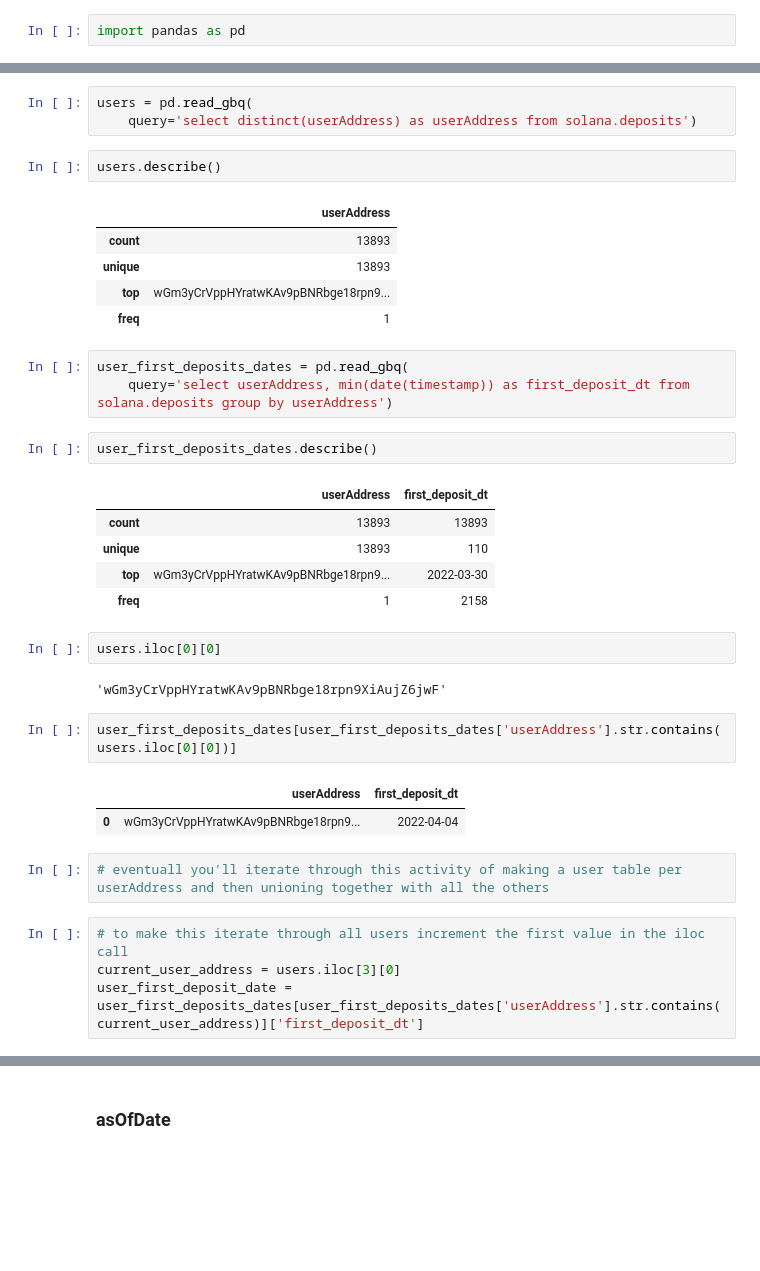
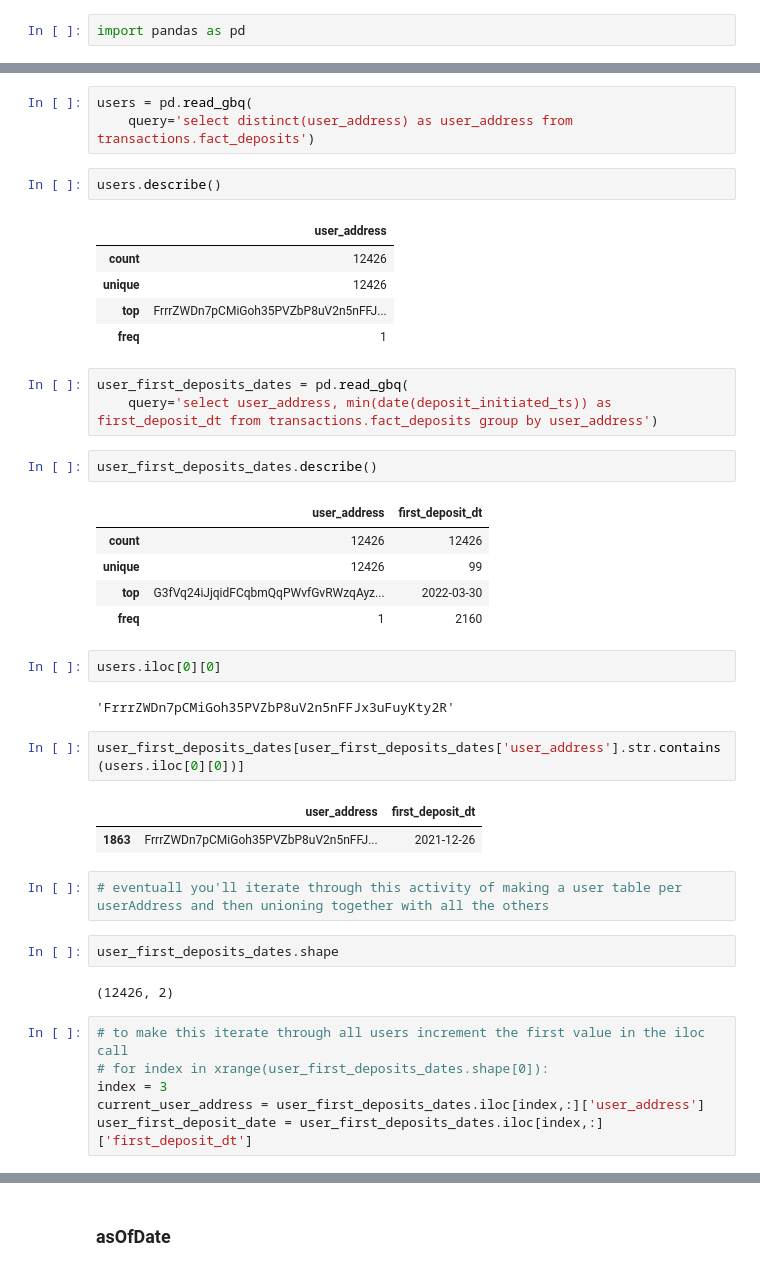
Before and after one commit to Friktion-Labs/user-dash, a Jupyter notebook: notebooks/user_table_etl_crafting.ipynb, the cells around one changed output, grey strips where cells are left out. Cells and saved outputs as stored; diff of their text form; blank space fills up the shorter version.

Commit message:
adding draft user etl code

```diff
--- a/notebooks/user_table_etl_crafting.ipynb
+++ b/notebooks/user_table_etl_crafting.ipynb
@@ -15,39 +15,45 @@ dates.describe()
 | freq | 1 |
 # %%
 users = pd.read_gbq(
-    query='select distinct(userAddress) as userAddress from solana.deposits')
+    query='select distinct(user_address) as user_address from transactions.fact_deposits')
 # %%
 users.describe()
 # %% [output]
-|  | userAddress |
-| count | 13893 |
-| unique | 13893 |
-| top | wGm3yCrVppHYratwKAv9pBNRbge18rpn9... |
+|  | user_address |
+| count | 12426 |
+| unique | 12426 |
+| top | FrrrZWDn7pCMiGoh35PVZbP8uV2n5nFFJ... |
 | freq | 1 |
 # %%
 user_first_deposits_dates = pd.read_gbq(
-    query='select userAddress, min(date(timestamp)) as first_deposit_dt from solana.deposits group by userAddress')
+    query='select user_address, min(date(deposit_initiated_ts)) as first_deposit_dt from transactions.fact_deposits group by user_address')
 # %%
 user_first_deposits_dates.describe()
 # %% [output]
-|  | userAddress | first_deposit_dt |
-| count | 13893 | 13893 |
-| unique | 13893 | 110 |
-| top | wGm3yCrVppHYratwKAv9pBNRbge18rpn9... | 2022-03-30 |
-| freq | 1 | 2158 |
+|  | user_address | first_deposit_dt |
+| count | 12426 | 12426 |
+| unique | 12426 | 99 |
+| top | G3fVq24iJjqidFCqbmQqPWvfGvRWzqAyz... | 2022-03-30 |
+| freq | 1 | 2160 |
 # %%
 users.iloc[0][0]
 # %% [output]
-'wGm3yCrVppHYratwKAv9pBNRbge18rpn9XiAujZ6jwF'
+'FrrrZWDn7pCMiGoh35PVZbP8uV2n5nFFJx3uFuyKty2R'
 # %%
-user_first_deposits_dates[user_first_deposits_dates['userAddress'].str.contains(users.iloc[0][0])]
+user_first_deposits_dates[user_first_deposits_dates['user_address'].str.contains(users.iloc[0][0])]
 # %% [output]
-|  | userAddress | first_deposit_dt |
-| 0 | wGm3yCrVppHYratwKAv9pBNRbge18rpn9... | 2022-04-04 |
+|  | user_address | first_deposit_dt |
+| 1863 | FrrrZWDn7pCMiGoh35PVZbP8uV2n5nFFJ... | 2021-12-26 |
 # %%
 # eventuall you'll iterate through this activity of making a user table per userAddress and then unioning together with all the others
+# %%
+user_first_deposits_dates.shape
+# %% [output]
+(12426, 2)
 # %%
 # to make this iterate through all users increment the first value in the iloc call
-current_user_address = users.iloc[3][0]
-user_first_deposit_date = user_first_deposits_dates[user_first_deposits_dates['userAddress'].str.contains(current_user_address)]['first_deposit_dt']
+# for index in xrange(user_first_deposits_dates.shape[0]):
+index = 3
+current_user_address = user_first_deposits_dates.iloc[index,:]['user_address']
+user_first_deposit_date = user_first_deposits_dates.iloc[index,:]['first_deposit_dt']
 # %%
```
Also changed, not shown: parts of 51 cells of this notebook, 1 other file.
